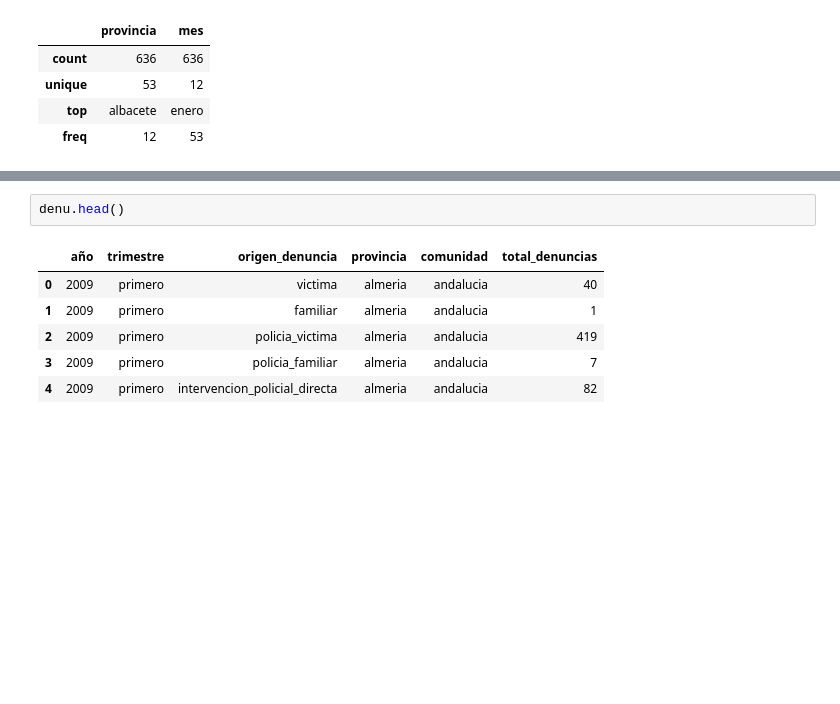
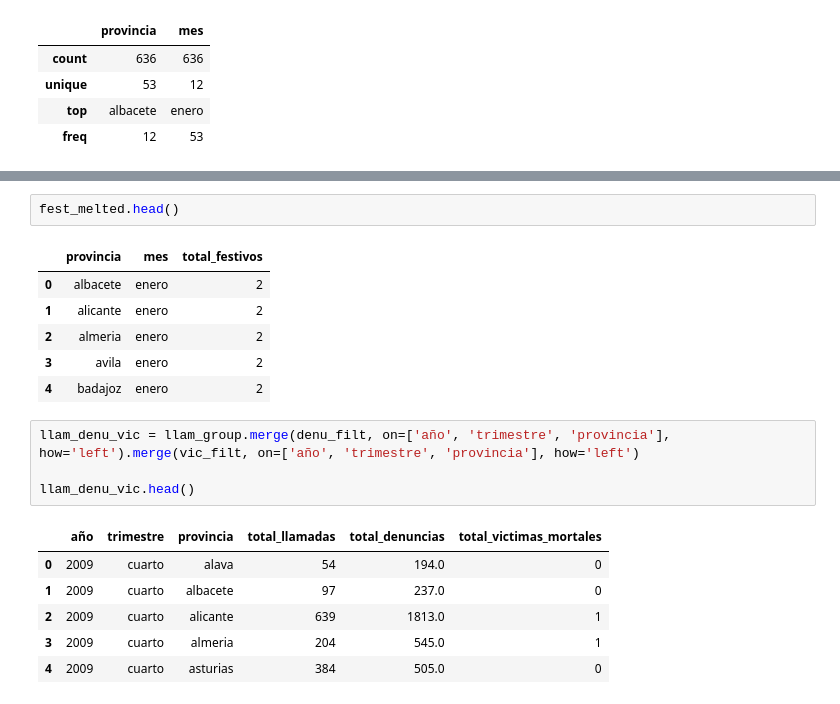
Before and after one commit to NoeRoson/Final_project, a Jupyter notebook: notebooks/graficos.ipynb, the cells around one changed output, grey strips where cells are left out. Drawn from its saved outputs; the diff is of its cells as text; blank space fills up the shorter version.

```diff
--- a/notebooks/graficos.ipynb
+++ b/notebooks/graficos.ipynb
@@ -375,9 +365,20 @@ llam_denu.head()
 # %%
-denu.head()
+fest_melted.head()
 # %% [output]
-|  | año | trimestre | origen_denuncia | provincia | comunidad | total_denuncias |
-| 0 | 2009 | primero | victima | almeria | andalucia | 40 |
-| 1 | 2009 | primero | familiar | almeria | andalucia | 1 |
-| 2 | 2009 | primero | policia_victima | almeria | andalucia | 419 |
-| 3 | 2009 | primero | policia_familiar | almeria | andalucia | 7 |
-| 4 | 2009 | primero | intervencion_policial_directa | almeria | andalucia | 82 |
+|  | provincia | mes | total_festivos |
+| 0 | albacete | enero | 2 |
+| 1 | alicante | enero | 2 |
+| 2 | almeria | enero | 2 |
+| 3 | avila | enero | 2 |
+| 4 | badajoz | enero | 2 |
+# %%
+llam_denu_vic = llam_group.merge(denu_filt, on=['año', 'trimestre', 'provincia'], how='left').merge(vic_filt, on=['año', 'trimestre', 'provincia'], how='left')
+
+llam_denu_vic.head()
+# %% [output]
+|  | año | trimestre | provincia | total_llamadas | total_denuncias | total_victimas_mortales |
+| 0 | 2009 | cuarto | alava | 54 | 194.0 | 0 |
+| 1 | 2009 | cuarto | albacete | 97 | 237.0 | 0 |
+| 2 | 2009 | cuarto | alicante | 639 | 1813.0 | 1 |
+| 3 | 2009 | cuarto | almeria | 204 | 545.0 | 1 |
+| 4 | 2009 | cuarto | asturias | 384 | 505.0 | 0 |
```
Also changed, not shown: parts of 13 cells of this notebook, 1 other file.
